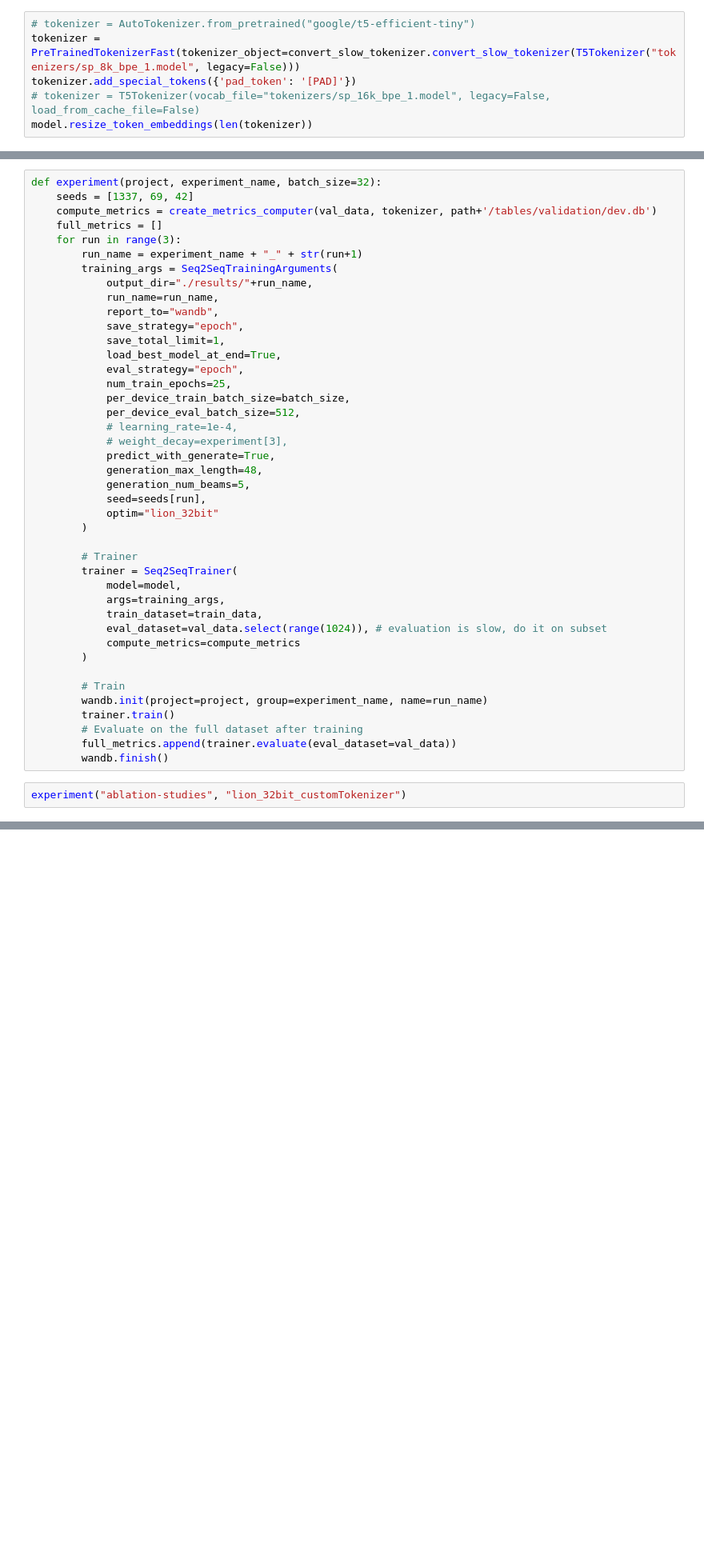
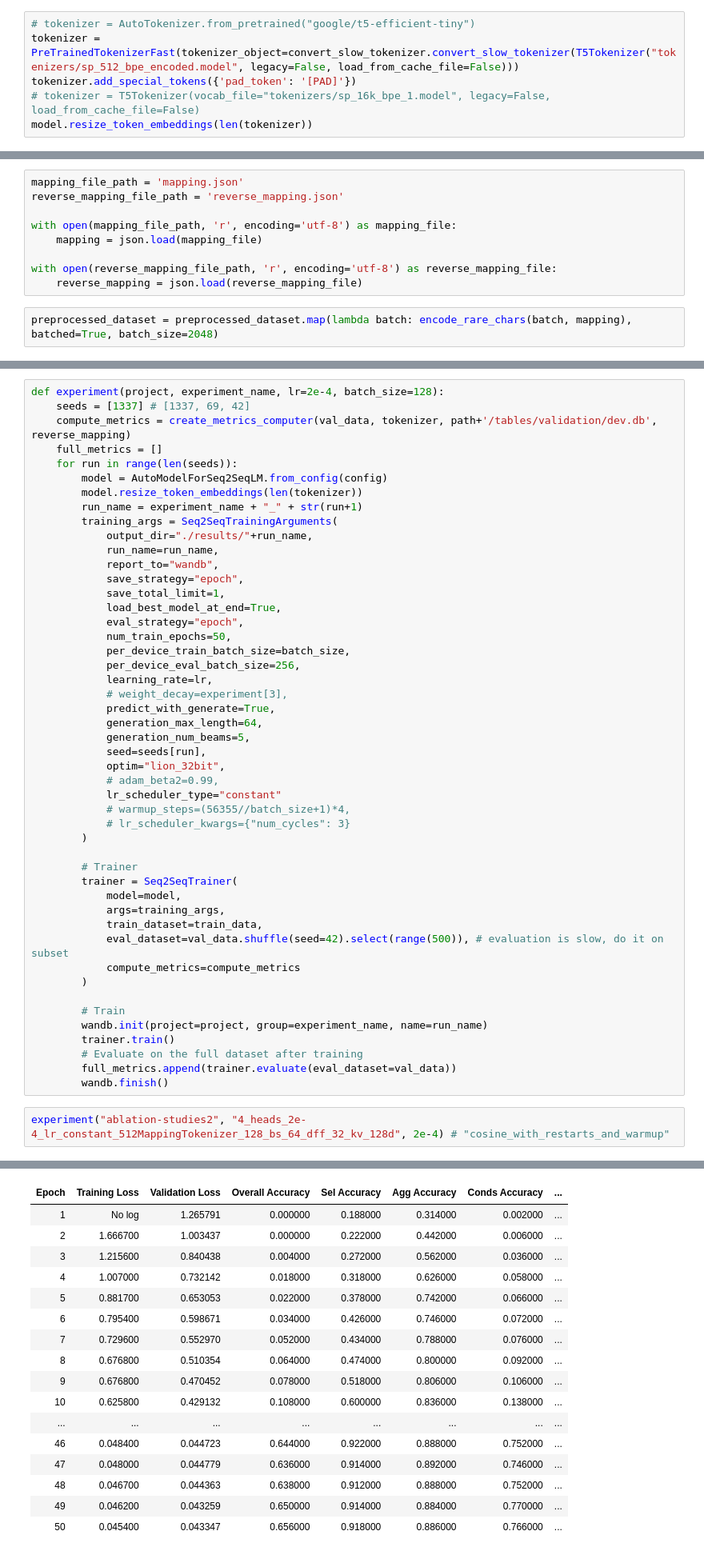
Before and after one commit to SauryanRana/Text2SQL, a Jupyter notebook: src/train.ipynb, the cells around one changed output, grey strips where cells are left out. Shown: that part at 80% size. Drawn from its saved outputs; the diff is of its cells as text; blank space fills up the shorter version.

```diff
--- a/src/train.ipynb
+++ b/src/train.ipynb
@@ -11,6 +45,6 @@ model = AutoModelForSeq2SeqLM.from_config(config)
 # %%
 # tokenizer = AutoTokenizer.from_pretrained("google/t5-efficient-tiny")
-tokenizer = PreTrainedTokenizerFast(tokenizer_object=convert_slow_tokenizer.convert_slow_tokenizer(T5Tokenizer("tokenizers/sp_8k_bpe_1.model", legacy=False)))
+tokenizer = PreTrainedTokenizerFast(tokenizer_object=convert_slow_tokenizer.convert_slow_tokenizer(T5Tokenizer("tokenizers/sp_512_bpe_encoded.model", legacy=False, load_from_cache_file=False)))
 tokenizer.add_special_tokens({'pad_token': '[PAD]'})
 # tokenizer = T5Tokenizer(vocab_file="tokenizers/sp_16k_bpe_1.model", legacy=False, load_from_cache_file=False)
 model.resize_token_embeddings(len(tokenizer))
@@ -33,0 +75,11 @@ tokenized_dataset = preprocessed_dataset.map(lambda batch: tokenize(batch, token
+# %%
+mapping_file_path = 'mapping.json'
+reverse_mapping_file_path = 'reverse_mapping.json'
+
+with open(mapping_file_path, 'r', encoding='utf-8') as mapping_file:
+    mapping = json.load(mapping_file)
+
+with open(reverse_mapping_file_path, 'r', encoding='utf-8') as reverse_mapping_file:
+    reverse_mapping = json.load(reverse_mapping_file)
+# %%
+preprocessed_dataset = preprocessed_dataset.map(lambda batch: encode_rare_chars(batch, mapping), batched=True, batch_size=2048)
@@ -38,11 +97,13 @@ val_data
 # %%
 # train_data = train_data.filter(lambda sample: filter_function(sample, tokenizer), batched=False)
 # %%
-def experiment(project, experiment_name, batch_size=32):
-    seeds = [1337, 69, 42]
-    compute_metrics = create_metrics_computer(val_data, tokenizer, path+'/tables/validation/dev.db')
+def experiment(project, experiment_name, lr=2e-4, batch_size=128):
+    seeds = [1337] # [1337, 69, 42]
+    compute_metrics = create_metrics_computer(val_data, tokenizer, path+'/tables/validation/dev.db', reverse_mapping)
     full_metrics = []
-    for run in range(3):
+    for run in range(len(seeds)):
+        model = AutoModelForSeq2SeqLM.from_config(config)
+        model.resize_token_embeddings(len(tokenizer))
         run_name = experiment_name + "_" + str(run+1)
         training_args = Seq2SeqTrainingArguments(
             output_dir="./results/"+run_name,
@@ -52,16 +113,20 @@ def experiment(project, experiment_name, batch_size=32):
             save_total_limit=1,
             load_best_model_at_end=True,
             eval_strategy="epoch",
-            num_train_epochs=25,
+            num_train_epochs=50,
             per_device_train_batch_size=batch_size,
-            per_device_eval_batch_size=512,
-            # learning_rate=1e-4,
+            per_device_eval_batch_size=256,
+            learning_rate=lr,
             # weight_decay=experiment[3],
             predict_with_generate=True,
-            generation_max_length=48,
+            generation_max_length=64,
             generation_num_beams=5,
             seed=seeds[run],
-            optim="lion_32bit"
+            optim="lion_32bit",
+            # adam_beta2=0.99,
+            lr_scheduler_type="constant"
+            # warmup_steps=(56355//batch_size+1)*4,
+            # lr_scheduler_kwargs={"num_cycles": 3}
         )
 
         # Trainer
@@ -69,7 +134,7 @@ def experiment(project, experiment_name, batch_size=32):
             model=model,
             args=training_args,
             train_dataset=train_data,
-            eval_dataset=val_data.select(range(1024)), # evaluation is slow, do it on subset
+            eval_dataset=val_data.shuffle(seed=42).select(range(500)), # evaluation is slow, do it on subset
             compute_metrics=compute_metrics
         )
 
@@ -80,4 +145,5 @@ def experiment(project, experiment_name, batch_size=32):
         full_metrics.append(trainer.evaluate(eval_dataset=val_data))
         wandb.finish()
 # %%
-experiment("ablation-studies", "lion_32bit_customTokenizer")
+experiment("ablation-studies2", "4_heads_2e-4_lr_constant_512MappingTokenizer_128_bs_64_dff_32_kv_128d", 2e-4) # "cosine_with_restarts_and_warmup"
+# %% [output]
@@ -83,0 +159,17 @@ experiment("ablation-studies", "lion_32bit_customTokenizer")
+| Epoch | Training Loss | Validation Loss | Overall Accuracy | Sel Accuracy | Agg Accuracy | Conds Accuracy | ... |
+| 1 | No log | 1.265791 | 0.000000 | 0.188000 | 0.314000 | 0.002000 | ... |
+| 2 | 1.666700 | 1.003437 | 0.000000 | 0.222000 | 0.442000 | 0.006000 | ... |
+| 3 | 1.215600 | 0.840438 | 0.004000 | 0.272000 | 0.562000 | 0.036000 | ... |
+| 4 | 1.007000 | 0.732142 | 0.018000 | 0.318000 | 0.626000 | 0.058000 | ... |
+| 5 | 0.881700 | 0.653053 | 0.022000 | 0.378000 | 0.742000 | 0.066000 | ... |
+| 6 | 0.795400 | 0.598671 | 0.034000 | 0.426000 | 0.746000 | 0.072000 | ... |
+| 7 | 0.729600 | 0.552970 | 0.052000 | 0.434000 | 0.788000 | 0.076000 | ... |
+| 8 | 0.676800 | 0.510354 | 0.064000 | 0.474000 | 0.800000 | 0.092000 | ... |
+| 9 | 0.676800 | 0.470452 | 0.078000 | 0.518000 | 0.806000 | 0.106000 | ... |
+| 10 | 0.625800 | 0.429132 | 0.108000 | 0.600000 | 0.836000 | 0.138000 | ... |
+| ... | ... | ... | ... | ... | ... | ... | ... |
+| 46 | 0.048400 | 0.044723 | 0.644000 | 0.922000 | 0.888000 | 0.752000 | ... |
+| 47 | 0.048000 | 0.044779 | 0.636000 | 0.914000 | 0.892000 | 0.746000 | ... |
+| 48 | 0.046700 | 0.044363 | 0.638000 | 0.912000 | 0.888000 | 0.752000 | ... |
+| 49 | 0.046200 | 0.043259 | 0.650000 | 0.914000 | 0.884000 | 0.770000 | ... |
+| 50 | 0.045400 | 0.043347 | 0.656000 | 0.918000 | 0.886000 | 0.766000 | ... |
```
Also changed, not shown: parts of 13 cells of this notebook, 16 other files.
